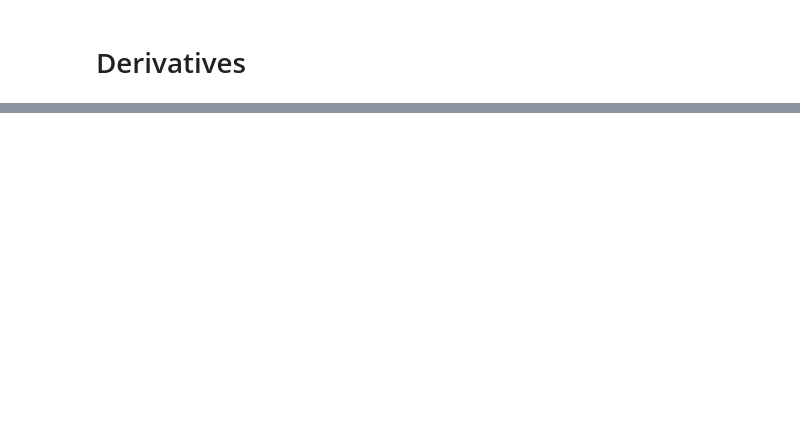
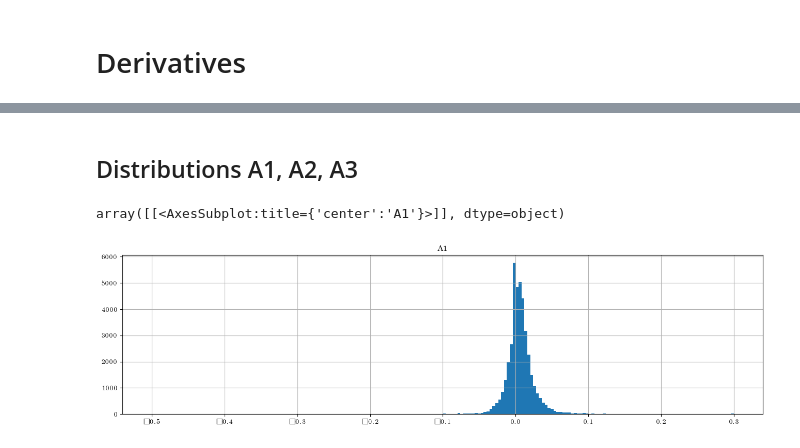
Before and after one commit to keemsunguk/analyst_performance, a Jupyter notebook: notebooks/H-study.ipynb, the cells around one changed output, grey strips where cells are left out. Saved outputs shown, nothing was run; the diff lists cells and outputs as text; code cells hidden in the pictures; blank space fills up the shorter version.

```diff
--- a/notebooks/H-study.ipynb
+++ b/notebooks/H-study.ipynb
@@ -254,0 +269,2 @@ longterm_df.to_excel(data_dir/'longterm_high.xls')
+# %%
+ valid_df['__label4'] = valid_df.apply(lambda x: 1 if x.__label1 and x.__label3 else 0, axis=1)
@@ -254,0 +285,2 @@ longterm_df.to_excel(data_dir/'longterm_high.xls')
+# %%
+by_author_df = valid_df[['author', 'report_date', 'A1', 'A2','A3']].groupby(['author', 'report_date']).mean()
@@ -254,0 +306,3 @@ longterm_df.to_excel(data_dir/'longterm_high.xls')
+# %%
+by_author_df = by_author_df.reset_index()
+by_author_df
@@ -254,0 +396,7 @@ longterm_df.to_excel(data_dir/'longterm_high.xls')
+# %% [markdown]
+## Distributions A1, A2, A3
+# %%
+by_author_df[['A1']].hist(bins=200)
+# %% [output]
+array([[<AxesSubplot:title={'center':'A1'}>]], dtype=object)
+[figure, added]
```
Also changed, not shown: parts of 67 cells of this notebook, 6 other files.
